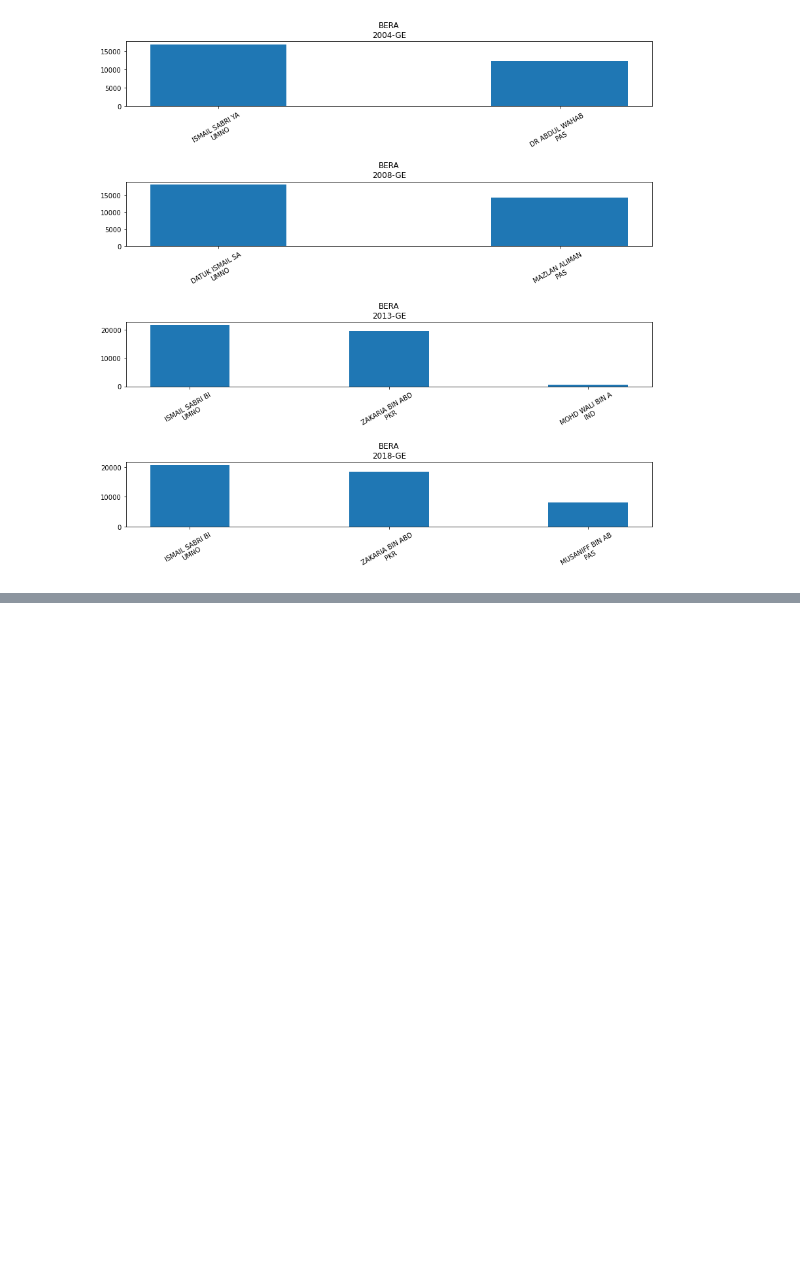
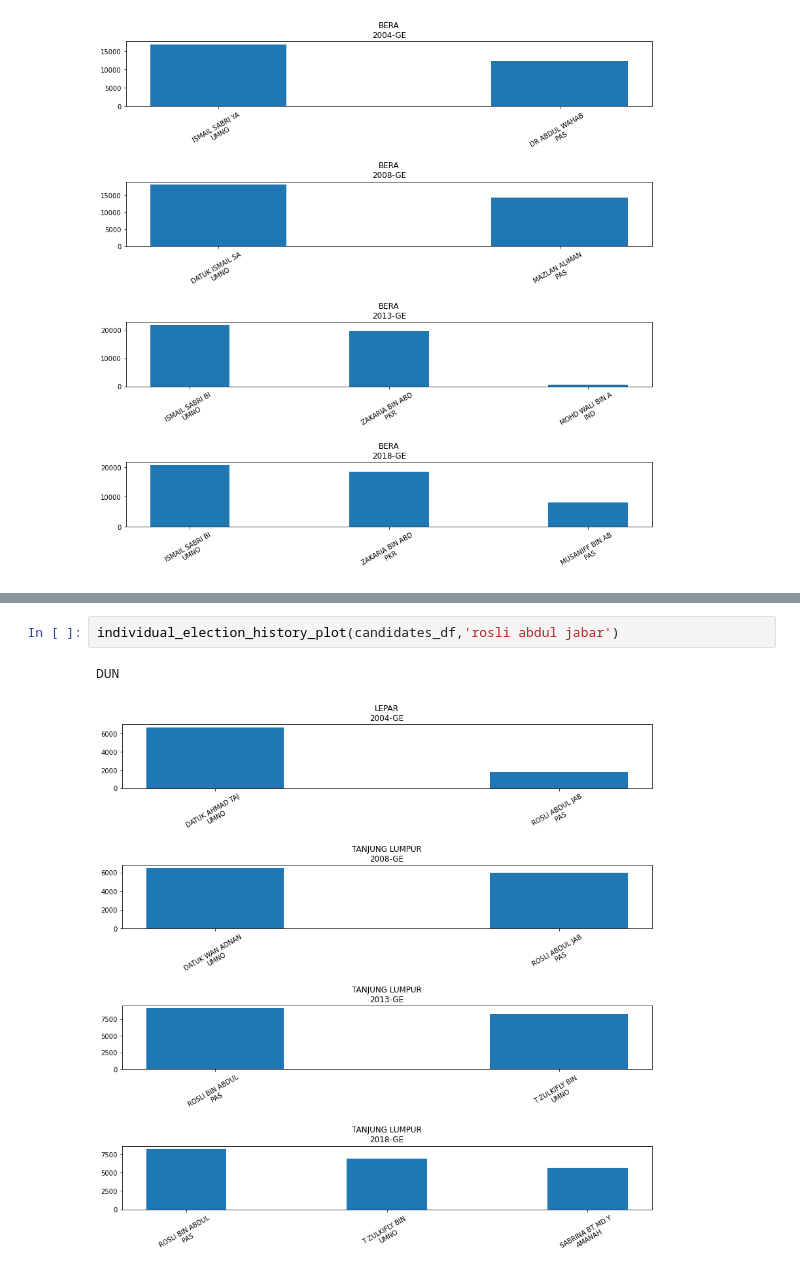
Before and after one commit to hfzdnnzl/GE15_Analysis, a Jupyter notebook: GE15_Analysis.ipynb, the cells around one changed output, grey strips where cells are left out. Saved outputs shown, nothing was run; the diff lists cells and outputs as text; blank space fills up the shorter version.

```diff
--- a/GE15_Analysis.ipynb
+++ b/GE15_Analysis.ipynb
@@ -97,0 +104,5 @@ PARLIMEN
+# %%
+individual_election_history_plot(candidates_df,'rosli abdul jabar')
+# %% [output]
+DUN
+[figure, added]
```
Also changed, not shown: parts of 5 cells of this notebook.
